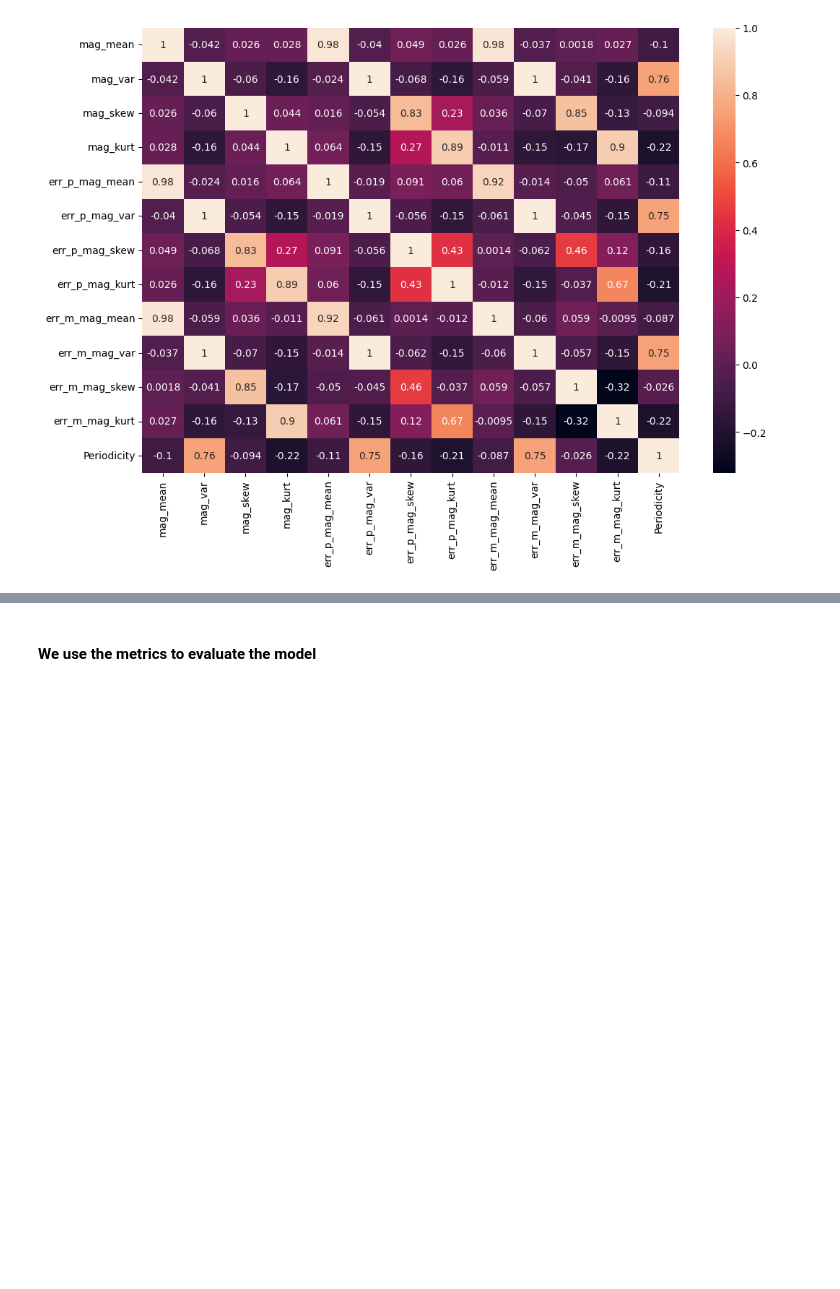
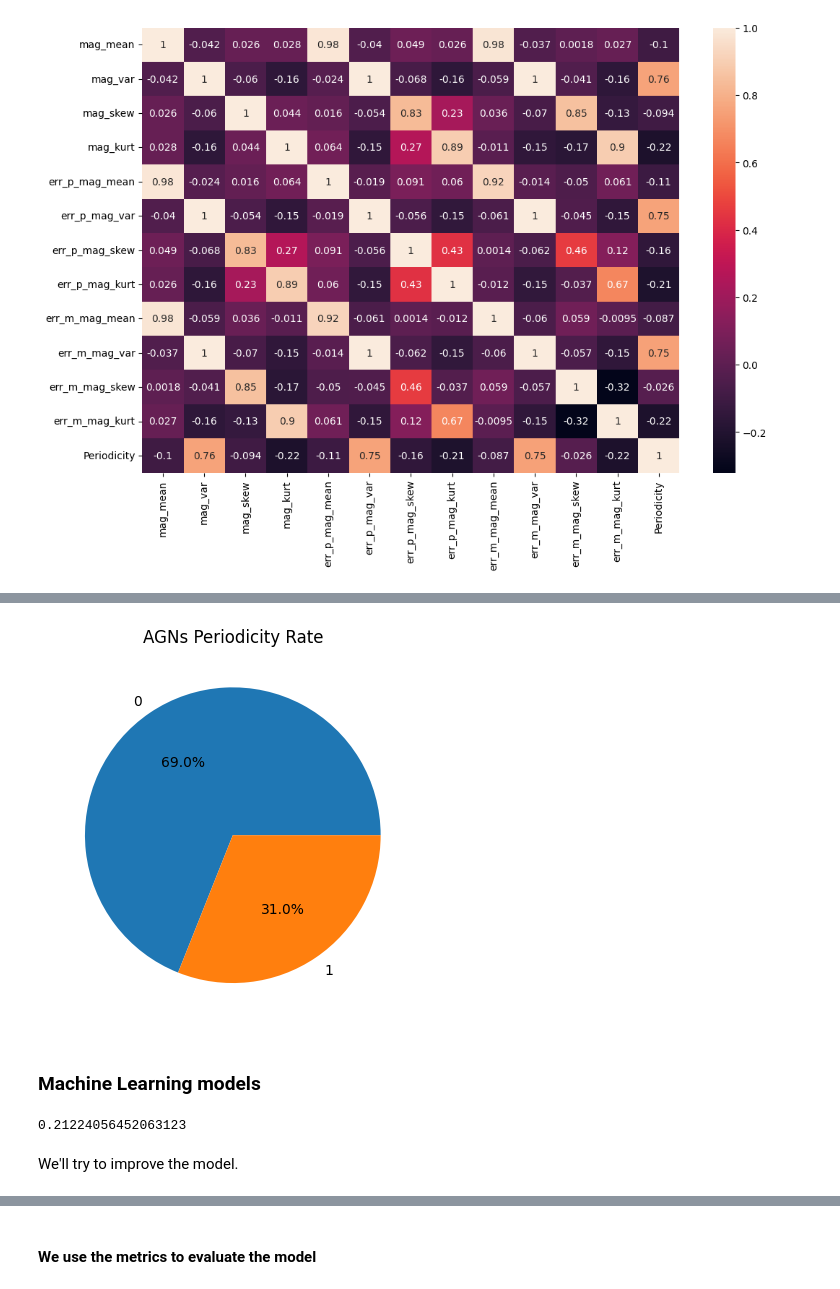
Before and after one commit to manulv96/Tesis, a Jupyter notebook: AGNs_classification.ipynb, the cells around one changed output, grey strips where cells are left out. Drawn from its saved outputs; the diff is of its cells as text; code cells hidden in the pictures; blank space fills up the shorter version.

```diff
--- a/AGNs_classification.ipynb
+++ b/AGNs_classification.ipynb
@@ -493,0 +505,2 @@ plt.show()
+# %%
+df_0 = features_df[features_df['Periodicity'] == 0 ].sample(n=500)
@@ -493,0 +523,2 @@ plt.show()
+# %%
+df_1 =  features_df[features_df['Periodicity'] == 1 ].sample(n=225)
@@ -493,0 +541,2 @@ plt.show()
+# %%
+df = pd.concat([df_0, df_1])
@@ -494 +561,34 @@ plt.show()
+# %%
+pie_x, pie_y = np.unique(df['Periodicity'], return_counts=True)
+plt.pie(pie_y, labels=pie_x, autopct = '%1.1f%%')
+plt.title('AGNs Periodicity Rate')
+plt.show()
+# %% [output]
+[figure, added]
+# %% [markdown]
+### Machine Learning models
+# %%
+#Apply a Machine Learning model, a Linear Regression.
+
+X = data.drop('Periodicity', axis=1)[['mag_mean', 'mag_var', 'mag_skew', 'mag_kurt']]
+y = data['Periodicity']
+
+# Split the dataset into training and testing sets
+X_train, X_test, y_train, y_test = train_test_split(X, y, test_size=0.3, random_state=20, stratify = y)
+
+# Initialize the Random Forest Classifier
+lr = LinearRegression()
+
+# Train the model
+lr.fit(X_train, y_train)
+
+# Make predictions on the test set
+y_pred = lr.predict(X_test)
+
+# Evaluate the model
+r2_score(y_pred, y_test)
+# %% [output]
+0.21224056452063123
+# %% [markdown]
+We'll try to improve the model.
 # %%
```
Also changed, not shown: parts of 40 cells of this notebook.
